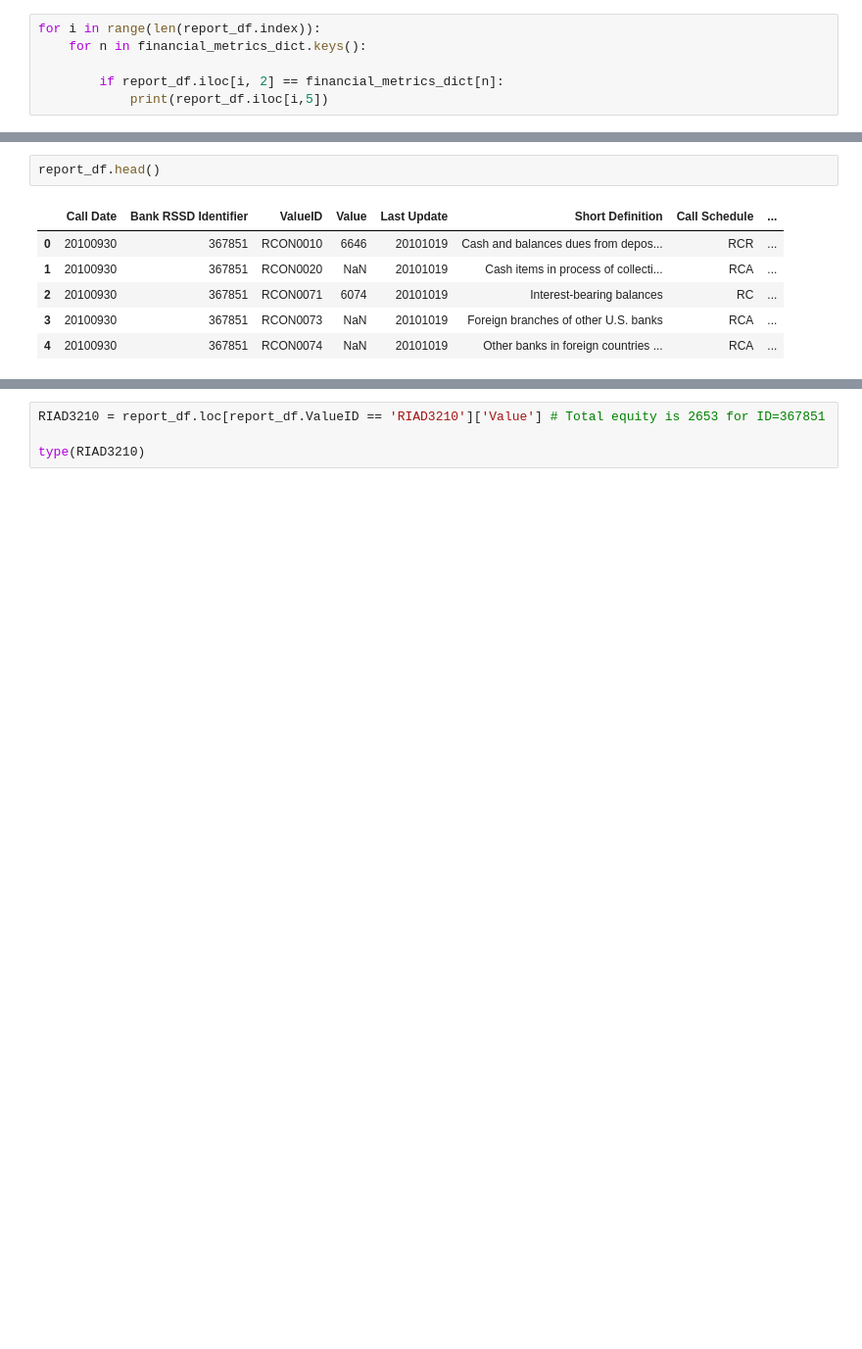
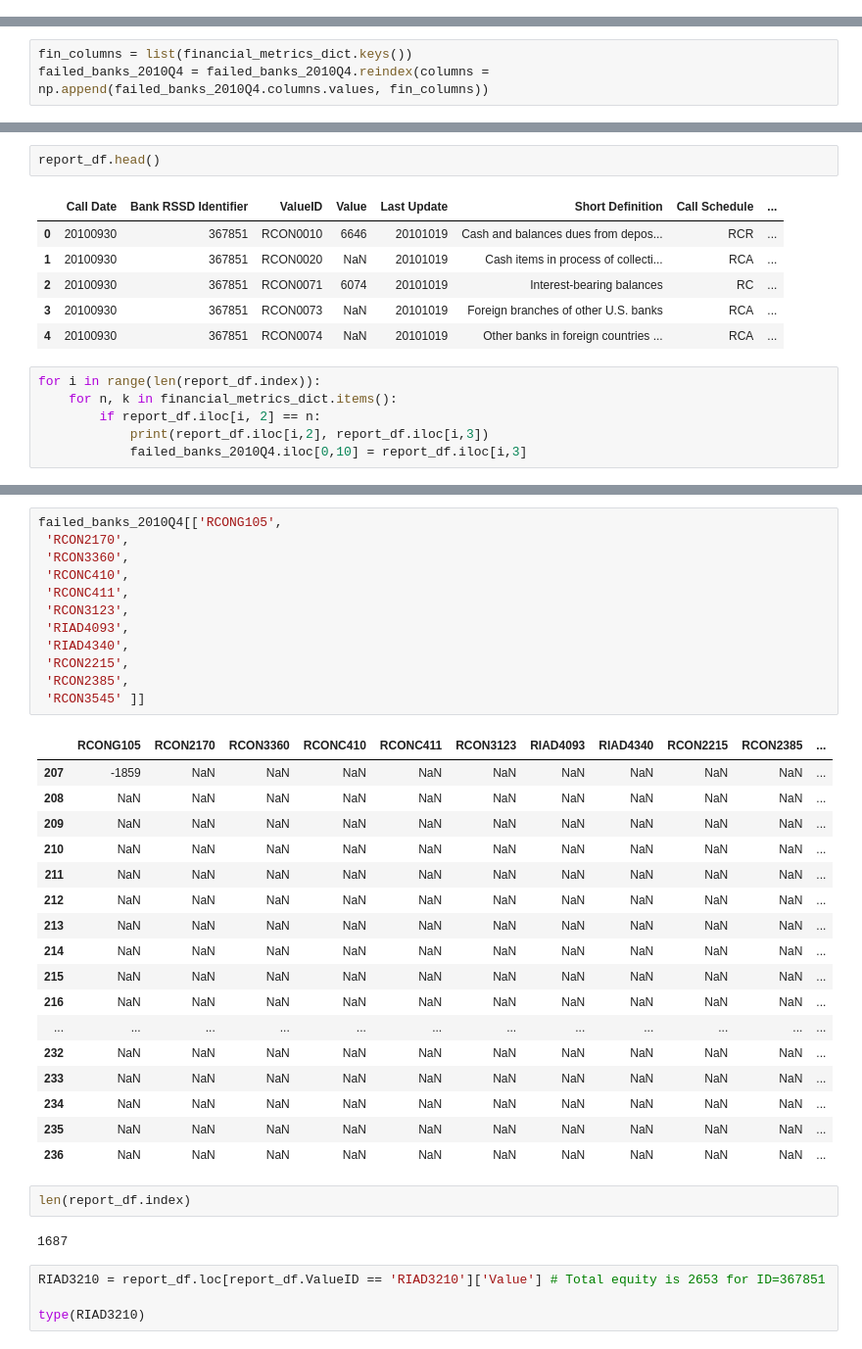
Before and after one commit to allaccountstaken/predicting_bank_distress, a Jupyter notebook: regression_banks_2010.ipynb, the cells around one changed output, grey strips where cells are left out. Shown: that part at 98% size. Drawn from its saved outputs; the diff is of its cells as text; blank space fills up the shorter version.

Commit message:
adding fin metrics to dataframe in a loop

```diff
--- a/regression_banks_2010.ipynb
+++ b/regression_banks_2010.ipynb
@@ -61,9 +61,3 @@ financial_metrics_dict = {'RCONG105':'Total equity capital',
                           'RCON2215':'Total transaction deposits',
                           'RCON2385':'Total nontransaction deposits',
                           'RCON3545':'Trading assets'}
-# %%
-for i in range(len(report_df.index)):
-    for n in financial_metrics_dict.keys():
-
-        if report_df.iloc[i, 2] == financial_metrics_dict[n]:
-            print(report_df.iloc[i,5])
@@ -78,0 +64,3 @@ failed_banks_2010Q4.head()
+# %%
+fin_columns = list(financial_metrics_dict.keys())
+failed_banks_2010Q4 = failed_banks_2010Q4.reindex(columns = np.append(failed_banks_2010Q4.columns.values, fin_columns))
@@ -85,3 +87,9 @@ report_df.head()
 | 2 | 20100930 | 367851 | RCON0071 | 6074 | 20101019 | Interest-bearing balances | RC | ... |
 | 3 | 20100930 | 367851 | RCON0073 | NaN | 20101019 | Foreign branches of other U.S. banks | RCA | ... |
 | 4 | 20100930 | 367851 | RCON0074 | NaN | 20101019 | Other banks in foreign countries ... | RCA | ... |
+# %%
+for i in range(len(report_df.index)):
+    for n, k in financial_metrics_dict.items():
+        if report_df.iloc[i, 2] == n:
+            print(report_df.iloc[i,2], report_df.iloc[i,3])
+            failed_banks_2010Q4.iloc[0,10] = report_df.iloc[i,3]
@@ -88,3 +108,37 @@ report_df.head()
+# %%
+failed_banks_2010Q4[['RCONG105',
+ 'RCON2170',
+ 'RCON3360',
+ 'RCONC410',
+ 'RCONC411',
+ 'RCON3123',
+ 'RIAD4093',
+ 'RIAD4340',
+ 'RCON2215',
+ 'RCON2385',
+ 'RCON3545' ]]
+# %% [output]
+|  | RCONG105 | RCON2170 | RCON3360 | RCONC410 | RCONC411 | RCON3123 | RIAD4093 | RIAD4340 | RCON2215 | RCON2385 | ... |
+| 207 | -1859 | NaN | NaN | NaN | NaN | NaN | NaN | NaN | NaN | NaN | ... |
+| 208 | NaN | NaN | NaN | NaN | NaN | NaN | NaN | NaN | NaN | NaN | ... |
+| 209 | NaN | NaN | NaN | NaN | NaN | NaN | NaN | NaN | NaN | NaN | ... |
+| 210 | NaN | NaN | NaN | NaN | NaN | NaN | NaN | NaN | NaN | NaN | ... |
+| 211 | NaN | NaN | NaN | NaN | NaN | NaN | NaN | NaN | NaN | NaN | ... |
+| 212 | NaN | NaN | NaN | NaN | NaN | NaN | NaN | NaN | NaN | NaN | ... |
+| 213 | NaN | NaN | NaN | NaN | NaN | NaN | NaN | NaN | NaN | NaN | ... |
+| 214 | NaN | NaN | NaN | NaN | NaN | NaN | NaN | NaN | NaN | NaN | ... |
+| 215 | NaN | NaN | NaN | NaN | NaN | NaN | NaN | NaN | NaN | NaN | ... |
+| 216 | NaN | NaN | NaN | NaN | NaN | NaN | NaN | NaN | NaN | NaN | ... |
+| ... | ... | ... | ... | ... | ... | ... | ... | ... | ... | ... | ... |
+| 232 | NaN | NaN | NaN | NaN | NaN | NaN | NaN | NaN | NaN | NaN | ... |
+| 233 | NaN | NaN | NaN | NaN | NaN | NaN | NaN | NaN | NaN | NaN | ... |
+| 234 | NaN | NaN | NaN | NaN | NaN | NaN | NaN | NaN | NaN | NaN | ... |
+| 235 | NaN | NaN | NaN | NaN | NaN | NaN | NaN | NaN | NaN | NaN | ... |
+| 236 | NaN | NaN | NaN | NaN | NaN | NaN | NaN | NaN | NaN | NaN | ... |
+# %%
+len(report_df.index)
+# %% [output]
+1687
 # %%
 RIAD3210 = report_df.loc[report_df.ValueID == 'RIAD3210']['Value'] # Total equity is 2653 for ID=367851
 
```
Also changed, not shown: parts of 3 cells of this notebook.
